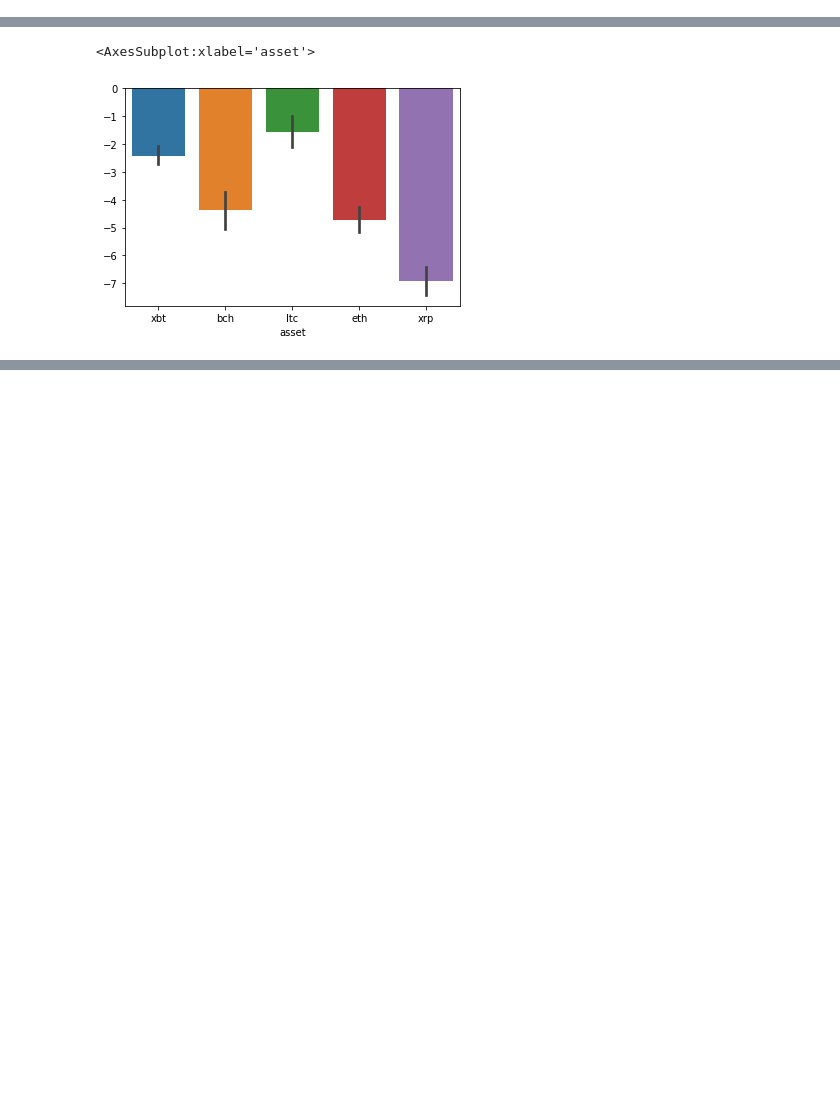
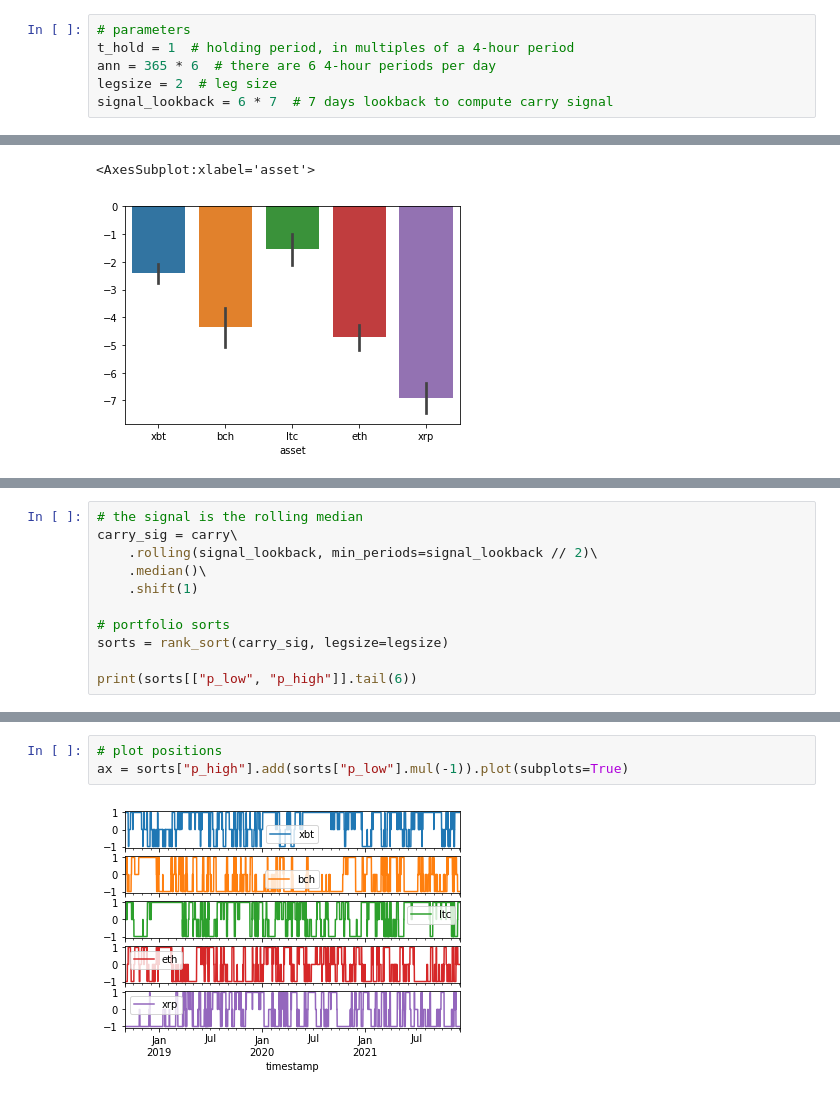
Before and after one commit to ipozdeev/crypto-fx-strategies, a Jupyter notebook: walkthrough.ipynb, the cells around one changed output, grey strips where cells are left out. Cells and saved outputs as stored; diff of their text form; blank space fills up the shorter version.

Commit message:
add rx calc and plots, rank sorts

```diff
--- a/walkthrough.ipynb
+++ b/walkthrough.ipynb
@@ -10,3 +17,9 @@ from src.datafeed_.kraken.downstream import get_funding_rate
+# %%
+# parameters
+t_hold = 1  # holding period, in multiples of a 4-hour period
+ann = 365 * 6  # there are 6 4-hour periods per day
+legsize = 2  # leg size
+signal_lookback = 6 * 7  # 7 days lookback to compute carry signal
 # %%
 # carry is the negative of the relative funding rate, ~(spot / fwd - 1)
 data_f = get_funding_rate()
@@ -46,0 +57,11 @@ maxdd     11.758337    21.463964    14.172469    19.267142    22.557561
+# %%
+# the signal is the rolling median
+carry_sig = carry\
+    .rolling(signal_lookback, min_periods=signal_lookback // 2)\
+    .median()\
+    .shift(1)
+
+# portfolio sorts
+sorts = rank_sort(carry_sig, legsize=legsize)
+
+print(sorts[["p_low", "p_high"]].tail(6))
@@ -47 +78,6 @@ maxdd     11.758337    21.463964    14.172469    19.267142    22.557561
+# %%
+# plot positions
+ax = sorts["p_high"].add(sorts["p_low"].mul(-1)).plot(subplots=True)
+# %% [output]
+[figure, added]
 # %%
```
Also changed, not shown: parts of 12 cells of this notebook.
